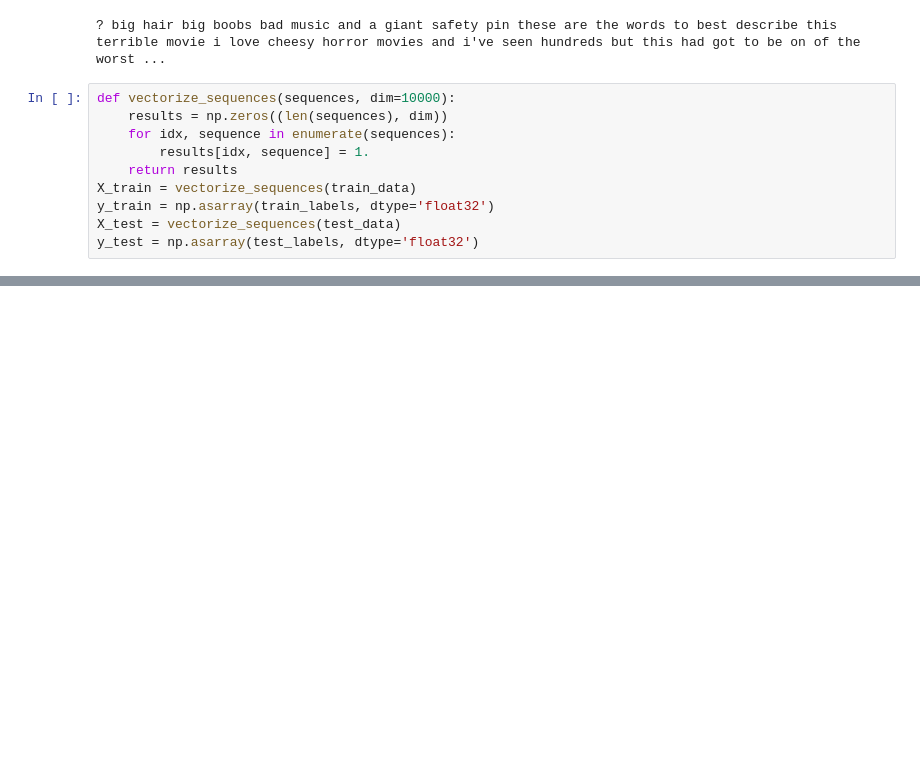
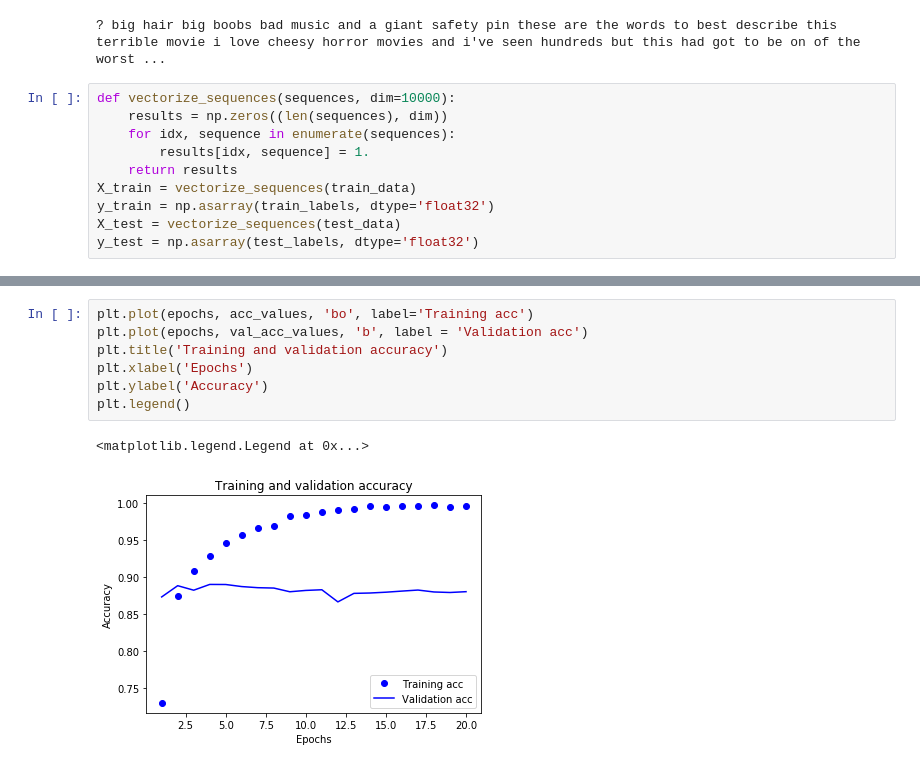
Before and after one commit to richdevboston/Keras, a Jupyter notebook: IMDB.ipynb, the cells around one changed output, grey strips where cells are left out. Cells and saved outputs as stored; diff of their text form; blank space fills up the shorter version.

```diff
--- a/IMDB.ipynb
+++ b/IMDB.ipynb
@@ -32,0 +81,10 @@ y_test = np.asarray(test_labels, dtype='float32')
+# %%
+plt.plot(epochs, acc_values, 'bo', label='Training acc')
+plt.plot(epochs, val_acc_values, 'b', label = 'Validation acc')
+plt.title('Training and validation accuracy')
+plt.xlabel('Epochs')
+plt.ylabel('Accuracy')
+plt.legend()
+# %% [output]
+<matplotlib.legend.Legend at 0x...>
+[figure, added]
```
Also changed, not shown: parts of 7 cells of this notebook, 1 other file.
